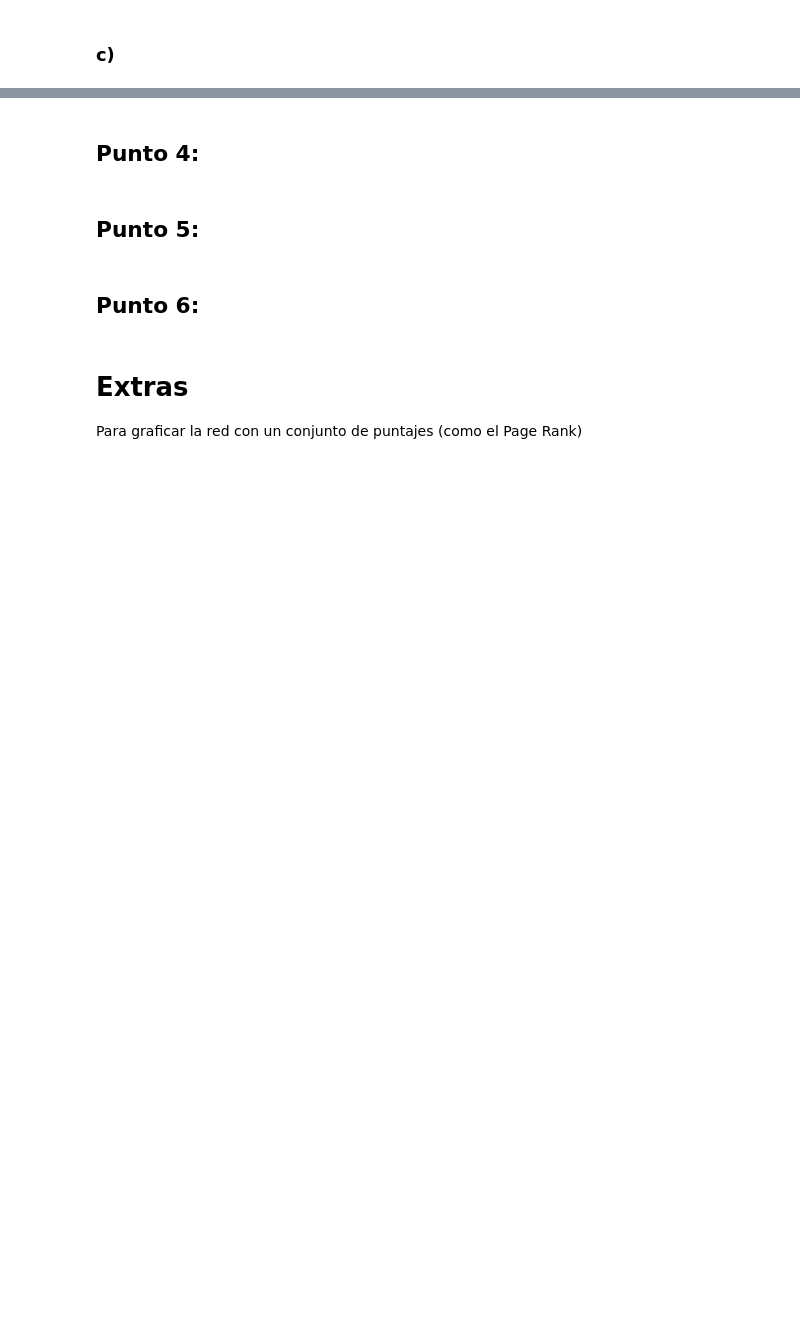
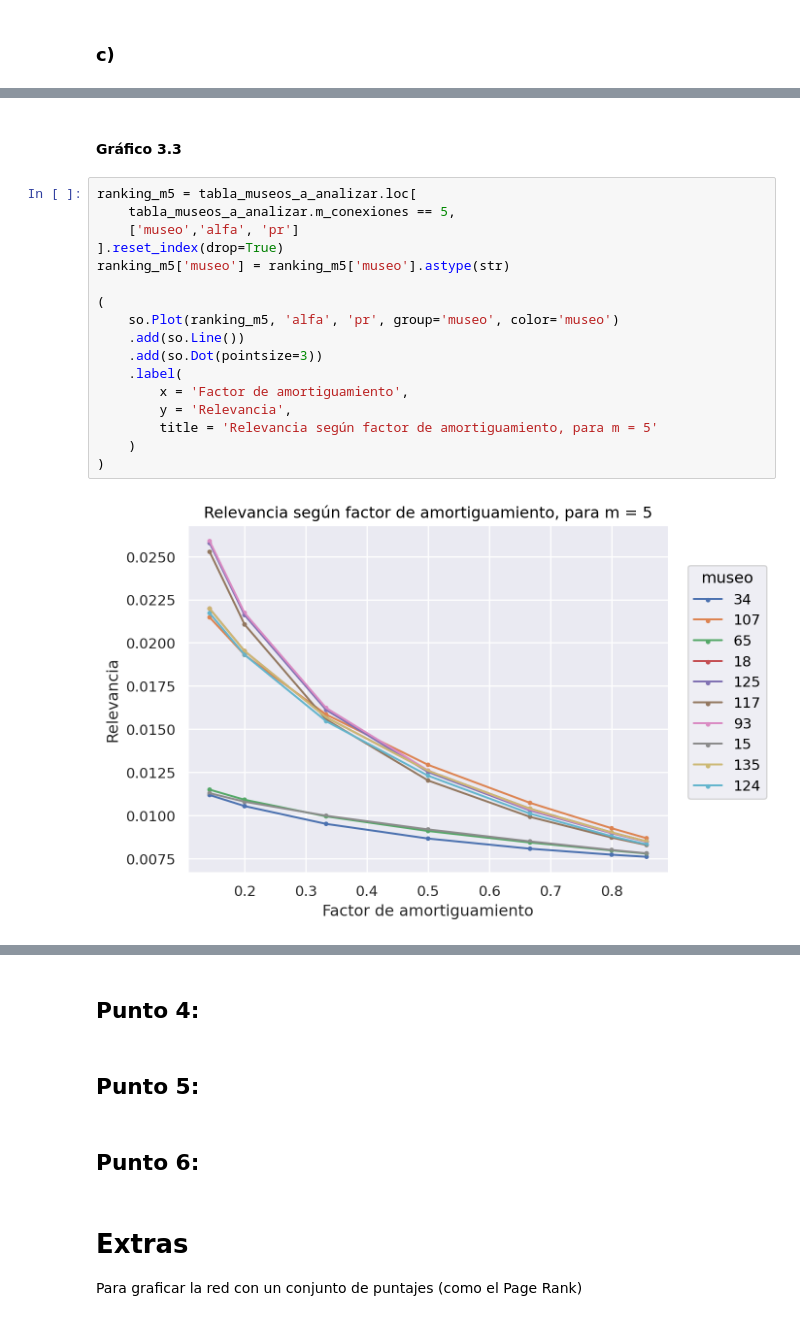
Before and after one commit to EvaI22/TP-ALC, a Jupyter notebook: TP1_template.ipynb, the cells around one changed output, grey strips where cells are left out. Drawn from its saved outputs; the diff is of its cells as text; blank space fills up the shorter version.

```diff
--- a/TP1_template.ipynb
+++ b/TP1_template.ipynb
@@ -487,0 +607,21 @@ display(ranking_museos)
+# %% [markdown]
+#### Gráfico 3.3
+# %%
+ranking_m5 = tabla_museos_a_analizar.loc[
+    tabla_museos_a_analizar.m_conexiones == 5,
+    ['museo','alfa', 'pr']
+].reset_index(drop=True)
+ranking_m5['museo'] = ranking_m5['museo'].astype(str)
+
+(
+    so.Plot(ranking_m5, 'alfa', 'pr', group='museo', color='museo')
+    .add(so.Line())
+    .add(so.Dot(pointsize=3))
+    .label(
+        x = 'Factor de amortiguamiento',
+        y = 'Relevancia',
+        title = 'Relevancia según factor de amortiguamiento, para m = 5'
+    )
+)
+# %% [output]
+[figure, added]
```
Also changed, not shown: parts of 12 cells of this notebook.
